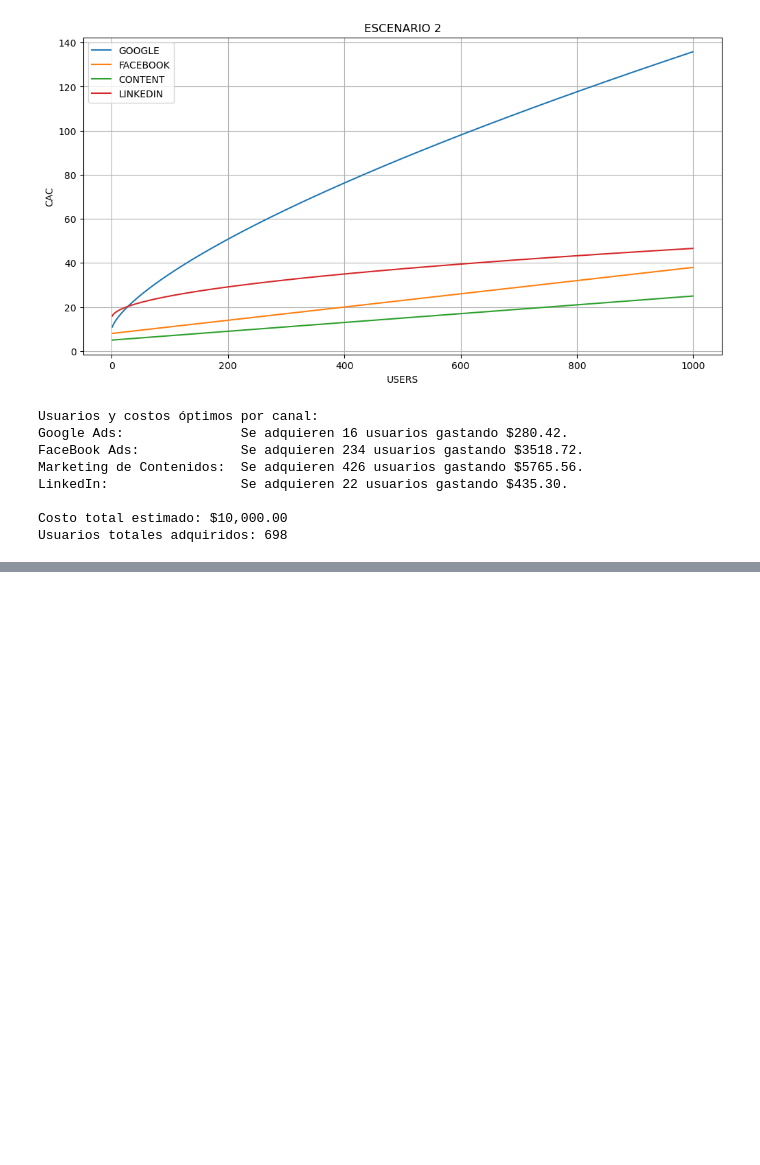
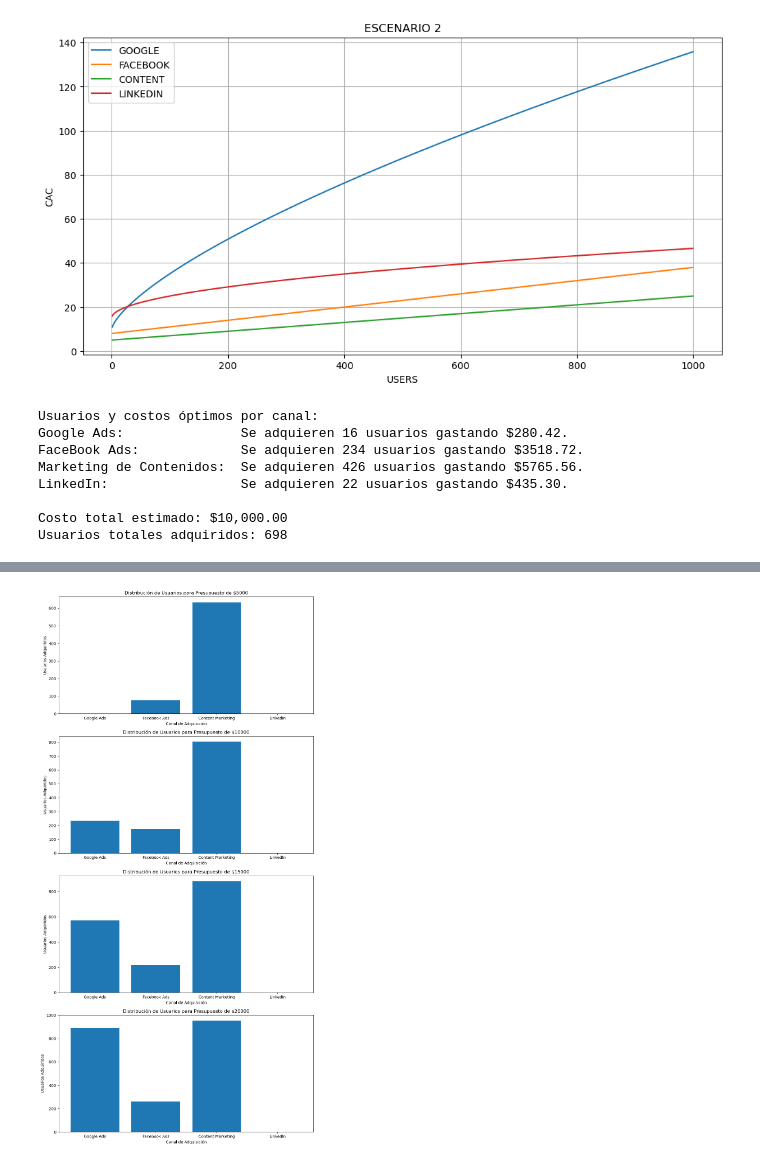
Before and after one commit to luisejdm/Analisis_de_datos_financieros_y_de_diseno_de_indicadores, a Jupyter notebook: Reportes/reporte07.ipynb, the cells around one changed output, grey strips where cells are left out. Drawn from its saved outputs; the diff is of its cells as text; code cells hidden in the pictures; blank space fills up the shorter version.

```diff
--- a/Reportes/reporte07.ipynb
+++ b/Reportes/reporte07.ipynb
@@ -319,0 +425,16 @@ Usuarios totales adquiridos: 698
+# %%
+# Paso 4: Gráfica de distribución de usuarios adquiridos en cada canal según el presupuesto
+fig, ax = plt.subplots(len(budgets), 1, figsize=(10, 20))
+
+for i, budget in enumerate(budgets):
+    ax[i].bar(['Google Ads', 'Facebook Ads', 'Content Marketing', 'LinkedIn'],
+              [results[i]['Google Ads'], results[i]['Facebook Ads'],
+               results[i]['Content Marketing'], results[i]['LinkedIn']])
+    ax[i].set_title(f'Distribución de Usuarios para Presupuesto de ${budget}')
+    ax[i].set_ylabel('Usuarios Adquiridos')
+    ax[i].set_xlabel('Canal de Adquisición')
+
+plt.tight_layout()
+plt.show()
+# %% [output]
+[figure, added]
```
Also changed, not shown: parts of 7 cells of this notebook.
